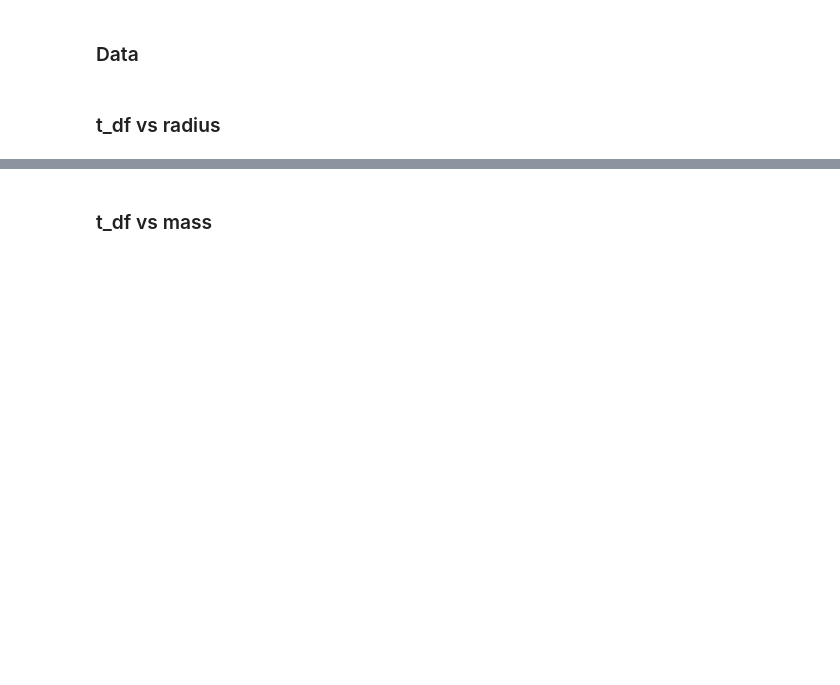
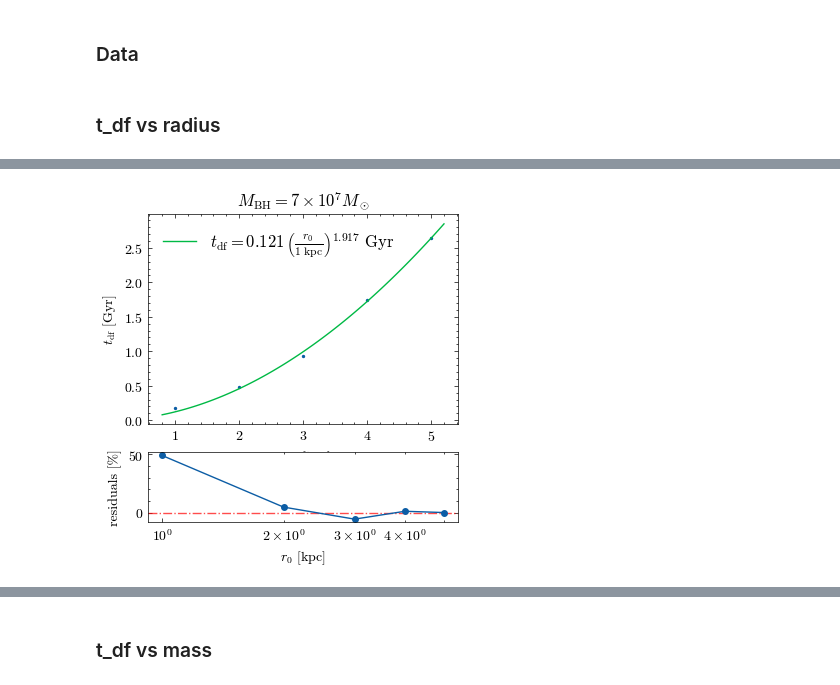
Before and after one commit to lisam10/stellar_systems_dynamics2024, a Jupyter notebook: final_exercise/M_r_fit.ipynb, the cells around one changed output, grey strips where cells are left out. Saved outputs shown, nothing was run; the diff lists cells and outputs as text; code cells hidden in the pictures; blank space fills up the shorter version.

```diff
--- a/final_exercise/M_r_fit.ipynb
+++ b/final_exercise/M_r_fit.ipynb
@@ -35,0 +38,3 @@ M = np.array([0.0033, 0.005, 0.007, 0.01])#, 0.0215])#, 0.033])#, 0.066, 0.1])
+# %%
+t_r_7 = 1e-3 * np.array([180, 477.6015713843385, 936.4174686080386, 1741.8898235387583, 2643.0199]) #3268.30809929913
+r_7 = ([1, 2, 3, 4, 5]) #6
@@ -63,0 +81,22 @@ plt.show()
+# %%
+residuals_7 = 100 * (t_r_7 - t_fit(r_7, r_A_7, r_B_7)) / t_fit(r_7, r_A_7, r_B_7)
+# %%
+xx_7 = np.linspace(0.8, 5.2, 100)
+
+fig, ax = plt.subplots(2, 1, figsize = (4, 4), gridspec_kw={'height_ratios': [3, 1]})
+ax[0].scatter(r_7, t_r_7 , marker='o', s = 2)
+ax[0].plot(xx_7, t_fit(xx_7, r_A_7, r_B_7), c = 'C1', label = r'$t_\mathrm{{df}} = {:.{p}f} \, \left( \frac{{r_0}}{{1 \,\, \mathrm{{kpc}}}} \right)^{{{:.{p}f}}} \, \, \mathrm{{Gyr}} $'.format(r_A_7, r_B_7, p=3))
+ax[0].set_ylabel(r'$t_\mathrm{df}$ [Gyr]')
+ax[0].set_xlabel(r'$r_\mathrm{BH}$ [kpc]')
+ax[0].legend(fontsize = 12, loc='best')
+ax[0].set_title(r'$M_\mathrm{BH} = 7 \times 10^7 M_\odot$')
+
+ax[1].axhline(0, ls = '-.', c = 'r', alpha = 0.7)
+ax[1].plot(r_7, residuals_7, 'o-', markersize = 4)
+ax[1].set_ylabel('residuals [%]')
+ax[1].set_xlabel(r'$r_0$ [kpc]')
+ax[1].semilogx()
+plt.savefig('plots/r_fit_007.png', dpi = 400)
+plt.show()
+# %% [output]
+[figure, added]
```
Also changed, not shown: parts of 18 cells of this notebook, 25 other files.
